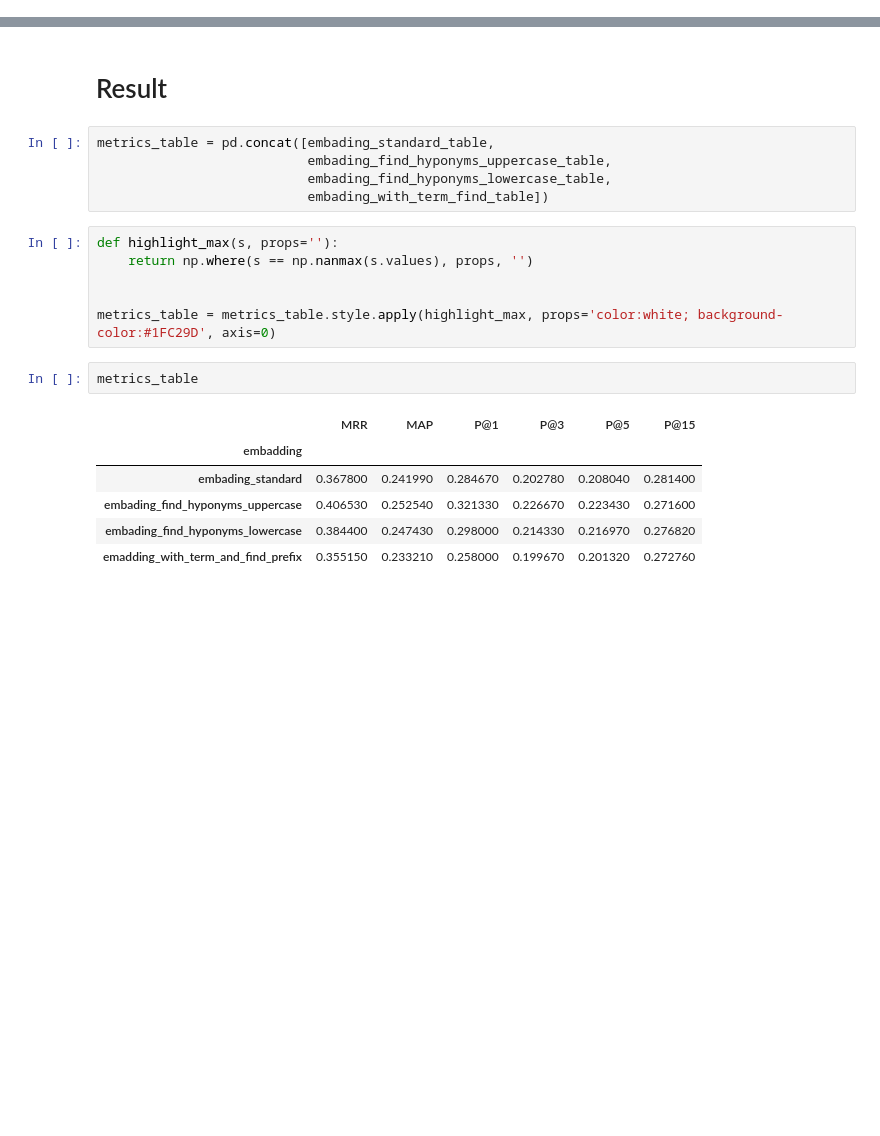
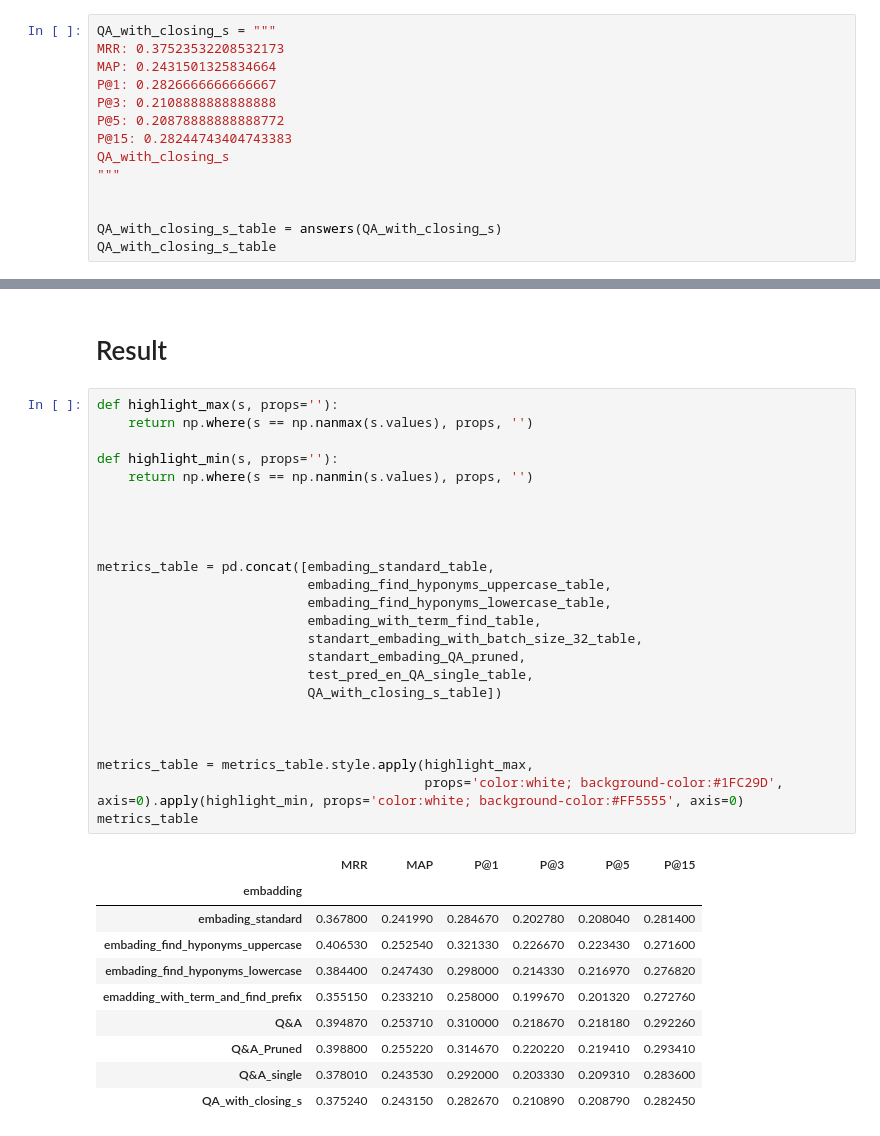
Before and after one commit to JuliaKudryavtseva/nlp, a Jupyter notebook: different_emabdding.ipynb, the cells around one changed output, grey strips where cells are left out. Drawn from its saved outputs; the diff is of its cells as text; blank space fills up the shorter version.

```diff
--- a/different_emabdding.ipynb
+++ b/different_emabdding.ipynb
@@ -915,0 +1285,14 @@ embading_with_term_find_table
+# %%
+QA_with_closing_s = """
+MRR: 0.37523532208532173
+MAP: 0.2431501325834664
+P@1: 0.2826666666666667
+P@3: 0.2108888888888888
+P@5: 0.20878888888888772
+P@15: 0.28244743404743383
+QA_with_closing_s
+"""
+
+
+QA_with_closing_s_table = answers(QA_with_closing_s)
+QA_with_closing_s_table
@@ -916,22 +1327,37 @@ embading_with_term_find_table
 # %% [markdown]
 # Result
-# %%
-metrics_table = pd.concat([embading_standard_table,
-                           embading_find_hyponyms_uppercase_table,
-                           embading_find_hyponyms_lowercase_table,
-                           embading_with_term_find_table])
-# %%
-def highlight_max(s, props=''):
-    return np.where(s == np.nanmax(s.values), props, '')
-
-
-metrics_table = metrics_table.style.apply(highlight_max, props='color:white; background-color:#1FC29D', axis=0)
-# %%
-metrics_table
-# %% [output]
-|  | MRR | MAP | P@1 | P@3 | P@5 | P@15 |
-| embadding |  |  |  |  |  |  |
-| embading_standard | 0.367800 | 0.241990 | 0.284670 | 0.202780 | 0.208040 | 0.281400 |
-| embading_find_hyponyms_uppercase | 0.406530 | 0.252540 | 0.321330 | 0.226670 | 0.223430 | 0.271600 |
-| embading_find_hyponyms_lowercase | 0.384400 | 0.247430 | 0.298000 | 0.214330 | 0.216970 | 0.276820 |
-| emadding_with_term_and_find_prefix | 0.355150 | 0.233210 | 0.258000 | 0.199670 | 0.201320 | 0.272760 |
+# %%
+def highlight_max(s, props=''):
+    return np.where(s == np.nanmax(s.values), props, '')
+
+def highlight_min(s, props=''):
+    return np.where(s == np.nanmin(s.values), props, '')
+
+
+
+
+metrics_table = pd.concat([embading_standard_table,
+                           embading_find_hyponyms_uppercase_table,
+                           embading_find_hyponyms_lowercase_table,
+                           embading_with_term_find_table,
+                           standart_embading_with_batch_size_32_table,
+                           standart_embading_QA_pruned,
+                           test_pred_en_QA_single_table,
+                           QA_with_closing_s_table])
+
+
+
+metrics_table = metrics_table.style.apply(highlight_max,
+                                          props='color:white; background-color:#1FC29D', axis=0).apply(highlight_min, props='color:white; background-color:#FF5555', axis=0)
+metrics_table
+# %% [output]
+|  | MRR | MAP | P@1 | P@3 | P@5 | P@15 |
+| embadding |  |  |  |  |  |  |
+| embading_standard | 0.367800 | 0.241990 | 0.284670 | 0.202780 | 0.208040 | 0.281400 |
+| embading_find_hyponyms_uppercase | 0.406530 | 0.252540 | 0.321330 | 0.226670 | 0.223430 | 0.271600 |
+| embading_find_hyponyms_lowercase | 0.384400 | 0.247430 | 0.298000 | 0.214330 | 0.216970 | 0.276820 |
+| emadding_with_term_and_find_prefix | 0.355150 | 0.233210 | 0.258000 | 0.199670 | 0.201320 | 0.272760 |
+| Q&A | 0.394870 | 0.253710 | 0.310000 | 0.218670 | 0.218180 | 0.292260 |
+| Q&A_Pruned | 0.398800 | 0.255220 | 0.314670 | 0.220220 | 0.219410 | 0.293410 |
+| Q&A_single | 0.378010 | 0.243530 | 0.292000 | 0.203330 | 0.209310 | 0.283600 |
+| QA_with_closing_s | 0.375240 | 0.243150 | 0.282670 | 0.210890 | 0.208790 | 0.282450 |
```
Also changed, not shown: parts of 25 cells of this notebook, 6 other files.
